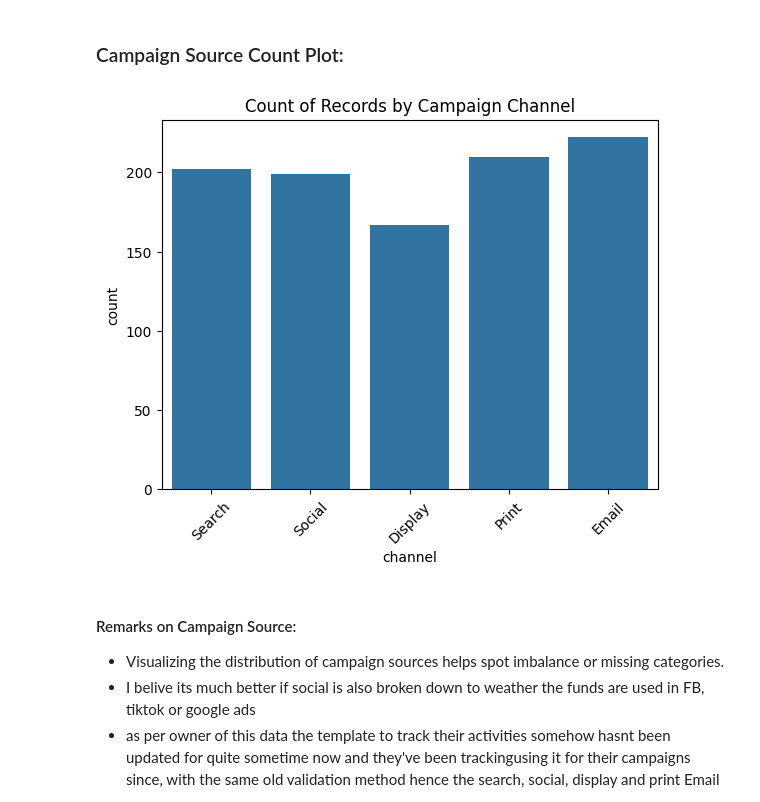
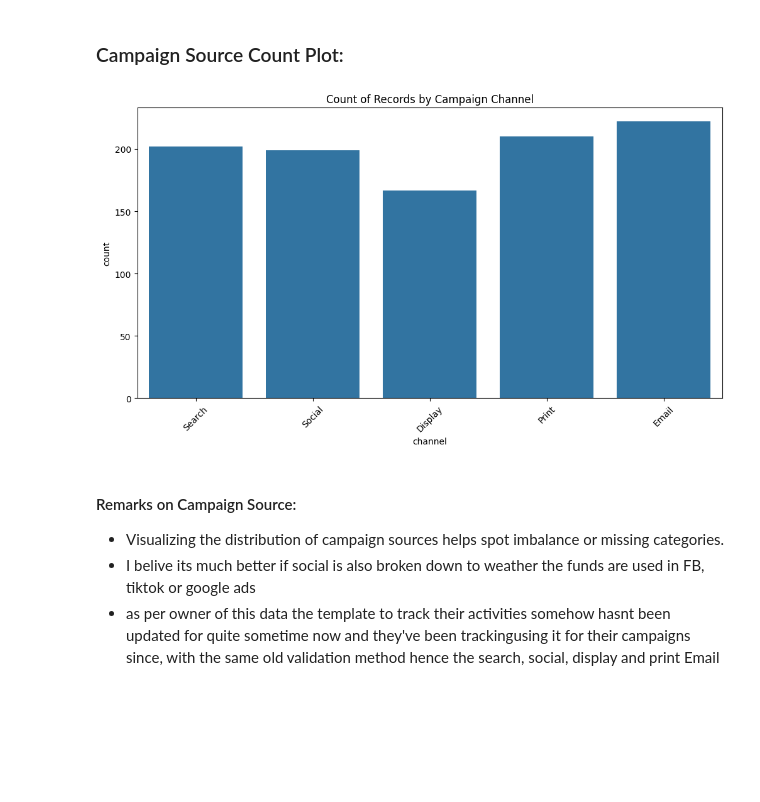
Before and after one commit to Playful-Cloud/Marketing_Campaign_Analysis_and_Optimization, a Jupyter notebook: notebooks/02_data_quality.ipynb, the cells around one changed output. Cells and saved outputs as stored; diff of their text form; code cells hidden in the pictures; blank space fills up the shorter version.

```diff
--- a/notebooks/02_data_quality.ipynb
+++ b/notebooks/02_data_quality.ipynb
@@ -189,8 +189,8 @@ Index(['campaign_id', 'campaign_name', 'start_date', 'end_date', 'channel',
 #The new columns: dataset_year
 #This is for me to know which observation is from sinc ei have 2 csv files
 
-df1["dataset_year"] = 2024
-df2["dataset_year"] = 2025
+df1["data_source"] = "H1_2024"
+df2["data_source"] = "H1_2025"
 # %%
 # VAlIDATE NEW COLUMN MARKER
 
@@ -438,12 +438,16 @@ Interpretation: a few low-revenue points near the bottom & some underperforming
 # %% [markdown]
 ### Campaign Source Count Plot:
 # %%
+plt.figure(figsize=(12, 6))
+
 sns.countplot(x='channel', data=df)
+
 plt.xticks(rotation=45)
 plt.title("Count of Records by Campaign Channel")
+
 plt.show()
 # %% [output]
-[figure, old version]
+[figure, new version]
 # %% [markdown]
 #### Remarks on Campaign Source:
 
```
Also changed, not shown: parts of 11 cells of this notebook, 8 other files.
